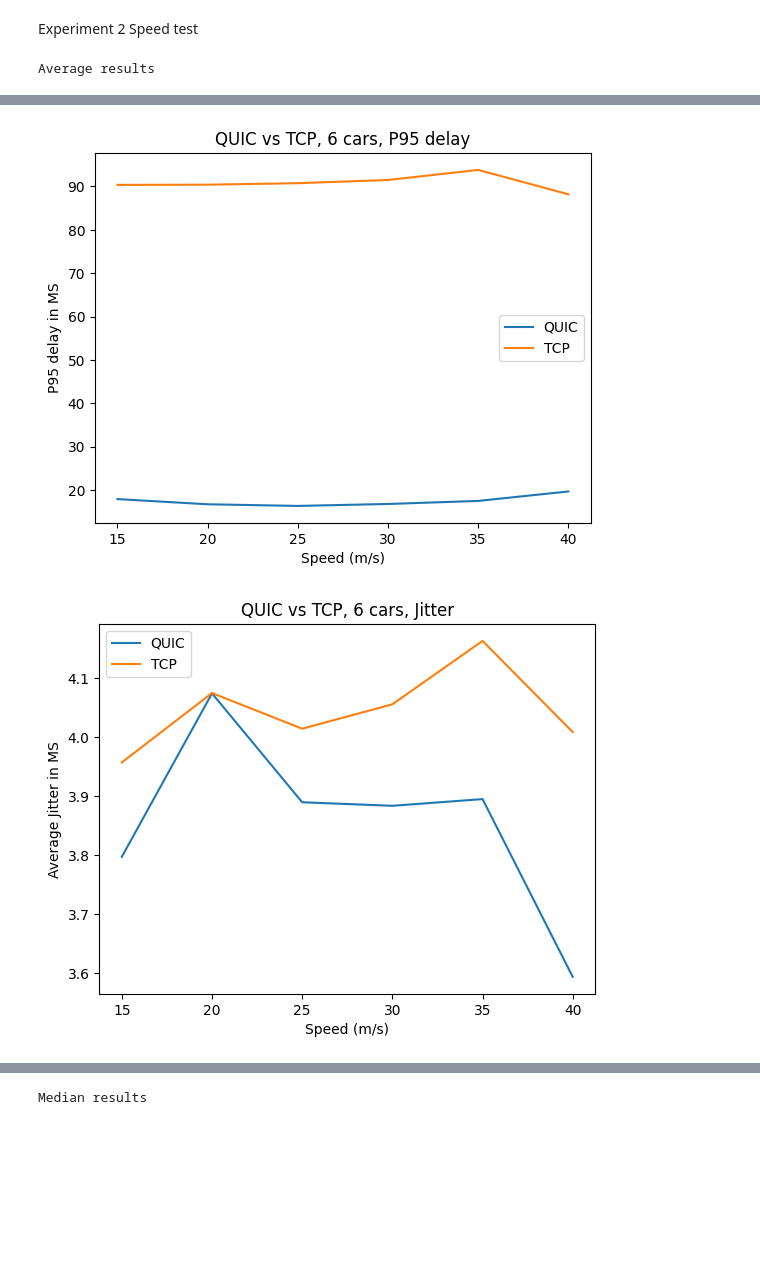
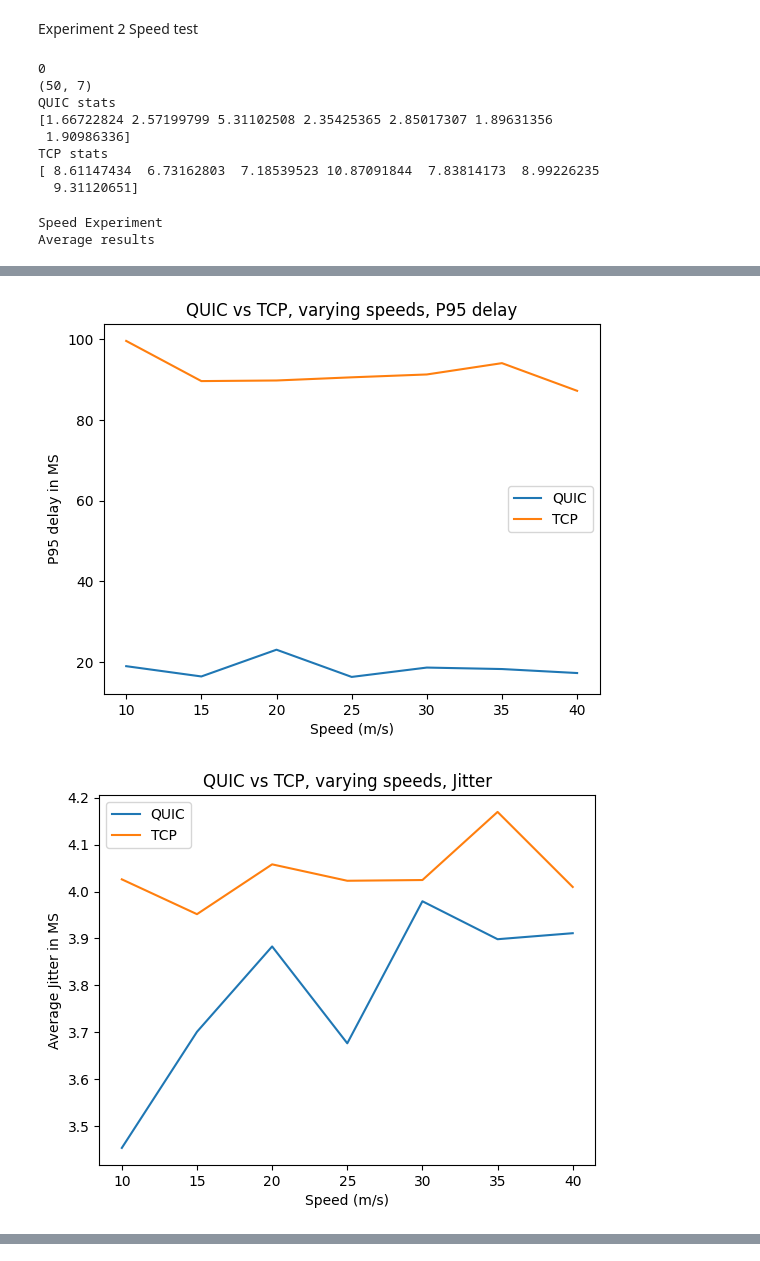
Before and after one commit to TimothyMarchant/EE6750_Goodputscript, a Jupyter notebook: PythonSrc/QUICVsTCPPlotterNotebook.ipynb, the cells around one changed output, grey strips where cells are left out. Drawn from its saved outputs; the diff is of its cells as text; code cells hidden in the pictures; blank space fills up the shorter version.

```diff
--- a/PythonSrc/QUICVsTCPPlotterNotebook.ipynb
+++ b/PythonSrc/QUICVsTCPPlotterNotebook.ipynb
@@ -226,58 +324,45 @@ Median results
 Experiment 2 Speed test
 # %%
 AverageQUICResults,AverageTCPResults,MedianQUICResults,MedianTCPResults=GetAverageandMedianArrays(NumOfSpeedValues,Experiment2Folder+"/"+QUICDataFolder, Experiment2Folder+"/"+TCPDataFolder)
-CombinedFileNameMedian="CombinedMedianExperiment1.csv"
+CombinedFileNameMedian="CombinedMedianExperiment2.csv"
 np.savetxt(CombinedDataOutputFolder+"/"+"QUIC"+CombinedFileNameMedian,MedianQUICResults,delimiter=',')
 np.savetxt(CombinedDataOutputFolder+"/"+"TCP"+CombinedFileNameMedian,MedianTCPResults,delimiter=',')
 
-CombinedFileNameAverage="CombinedAverageExperiment1.csv"
+CombinedFileNameAverage="CombinedAverageExperiment2.csv"
 np.savetxt(CombinedDataOutputFolder+"/"+"QUIC"+CombinedFileNameAverage,AverageQUICResults,delimiter=',')
 np.savetxt(CombinedDataOutputFolder+"/"+"TCP"+CombinedFileNameAverage,AverageTCPResults,delimiter=',')
+# %% [output]
+0
+(50, 7)
+QUIC stats
+[1.66722824 2.57199799 5.31102508 2.35425365 2.85017307 1.89631356
+ 1.90986336]
+TCP stats
+[ 8.61147434  6.73162803  7.18539523 10.87091844  7.83814173  8.99226235
+  9.31120651]
 # %%
+print("Speed Experiment")
 print("Average results")
 #Plot AverageDelay
-AvgDelayArrayQUIC=np.loadtxt(CombinedDataOutputFolder+"/"+"QUIC"+CombinedFileNameAverage,delimiter=',',skiprows=1,usecols=(SPEEDINDEX,AVGDELAYINDEX))
-AvgDelayArrayTCP=np.loadtxt(CombinedDataOutputFolder+"/"+"TCP"+CombinedFileNameAverage,delimiter=',',skiprows=1,usecols=(SPEEDINDEX,AVGDELAYINDEX))
+AvgDelayArrayQUIC=np.loadtxt(CombinedDataOutputFolder+"/"+"QUIC"+CombinedFileNameAverage,delimiter=',',skiprows=0,usecols=(SPEEDINDEX,AVGDELAYINDEX))
+AvgDelayArrayTCP=np.loadtxt(CombinedDataOutputFolder+"/"+"TCP"+CombinedFileNameAverage,delimiter=',',skiprows=0,usecols=(SPEEDINDEX,AVGDELAYINDEX))
 
-PlotQUICVsTCP(AvgDelayArrayQUIC,AvgDelayArrayTCP,"QUIC vs TCP, 6 cars, Average Delay","Speed (m/s)","Average delay in MS")
+PlotQUICVsTCP(AvgDelayArrayQUIC,AvgDelayArrayTCP,"QUIC vs TCP, varying speeds, Average Delay","Speed (m/s)","Average delay in MS")
 ##Plot P95 Latency
-P95ArrayQUIC=np.loadtxt(CombinedDataOutputFolder+"/"+"QUIC"+CombinedFileNameAverage,delimiter=',',skiprows=1,usecols=(SPEEDINDEX,P95INDEX))
-P95ArrayTCP=np.loadtxt(CombinedDataOutputFolder+"/"+"TCP"+CombinedFileNameAverage,delimiter=',',skiprows=1,usecols=(SPEEDINDEX,P95INDEX))
+P95ArrayQUIC=np.loadtxt(CombinedDataOutputFolder+"/"+"QUIC"+CombinedFileNameAverage,delimiter=',',skiprows=0,usecols=(SPEEDINDEX,P95INDEX))
+P95ArrayTCP=np.loadtxt(CombinedDataOutputFolder+"/"+"TCP"+CombinedFileNameAverage,delimiter=',',skiprows=0,usecols=(SPEEDINDEX,P95INDEX))
 
-PlotQUICVsTCP(P95ArrayQUIC,P95ArrayTCP,"QUIC vs TCP, 6 cars, P95 delay","Speed (m/s)","P95 delay in MS")
+PlotQUICVsTCP(P95ArrayQUIC,P95ArrayTCP,"QUIC vs TCP, varying speeds, P95 delay","Speed (m/s)","P95 delay in MS")
 ##plot Average Jitter
-JitterArrayQUIC=np.loadtxt(CombinedDataOutputFolder+"/"+"QUIC"+CombinedFileNameAverage,delimiter=',',skiprows=1,usecols=(SPEEDINDEX,JITTERINDEX))
-JitterArrayTCP=np.loadtxt(CombinedDataOutputFolder+"/"+"TCP"+CombinedFileNameAverage,delimiter=',',skiprows=1,usecols=(SPEEDINDEX,JITTERINDEX))
+JitterArrayQUIC=np.loadtxt(CombinedDataOutputFolder+"/"+"QUIC"+CombinedFileNameAverage,delimiter=',',skiprows=0,usecols=(SPEEDINDEX,JITTERINDEX))
+JitterArrayTCP=np.loadtxt(CombinedDataOutputFolder+"/"+"TCP"+CombinedFileNameAverage,delimiter=',',skiprows=0,usecols=(SPEEDINDEX,JITTERINDEX))
 
-PlotQUICVsTCP(JitterArrayQUIC,JitterArrayTCP,"QUIC vs TCP, 6 cars, Jitter","Speed (m/s)","Average Jitter in MS")
+PlotQUICVsTCP(JitterArrayQUIC,JitterArrayTCP,"QUIC vs TCP, varying speeds, Jitter","Speed (m/s)","Average Jitter in MS")
 ##Plot goodput
-GoodputArrayQUIC=np.loadtxt(CombinedDataOutputFolder+"/"+"QUIC"+CombinedFileNameAverage,delimiter=',',skiprows=1,usecols=(SPEEDINDEX,GOODPUTINDEX))
-GoodputArrayTCP=np.loadtxt(CombinedDataOutputFolder+"/"+"TCP"+CombinedFileNameAverage,delimiter=',',skiprows=1,usecols=(SPEEDINDEX,GOODPUTINDEX))
+GoodputArrayQUIC=np.loadtxt(CombinedDataOutputFolder+"/"+"QUIC"+CombinedFileNameAverage,delimiter=',',skiprows=0,usecols=(SPEEDINDEX,GOODPUTINDEX))
+GoodputArrayTCP=np.loadtxt(CombinedDataOutputFolder+"/"+"TCP"+CombinedFileNameAverage,delimiter=',',skiprows=0,usecols=(SPEEDINDEX,GOODPUTINDEX))
 
-PlotQUICVsTCP(GoodputArrayQUIC,GoodputArrayTCP,"QUIC vs TCP, 6 cars, Goodput","Speed (m/s)","Goodput in Mbs")
-
-
-
-print("Median results")
-#Plot AverageDelay
-AvgDelayArrayQUIC=np.loadtxt(CombinedDataOutputFolder+"/"+"QUIC"+CombinedFileNameMedian,delimiter=',',skiprows=1,usecols=(SPEEDINDEX,AVGDELAYINDEX))
-AvgDelayArrayTCP=np.loadtxt(CombinedDataOutputFolder+"/"+"TCP"+CombinedFileNameMedian,delimiter=',',skiprows=1,usecols=(SPEEDINDEX,AVGDELAYINDEX))
-
-PlotQUICVsTCP(AvgDelayArrayQUIC,AvgDelayArrayTCP,"QUIC vs TCP, 8 cars, Average Delay","Speed (m/s)","Average delay in MS")
-##Plot P95 Latency
-P95ArrayQUIC=np.loadtxt(CombinedDataOutputFolder+"/"+"QUIC"+CombinedFileNameMedian,delimiter=',',skiprows=1,usecols=(SPEEDINDEX,P95INDEX))
-P95ArrayTCP=np.loadtxt(CombinedDataOutputFolder+"/"+"TCP"+CombinedFileNameMedian,delimiter=',',skiprows=1,usecols=(SPEEDINDEX,P95INDEX))
-
-PlotQUICVsTCP(P95ArrayQUIC,P95ArrayTCP,"QUIC vs TCP, 8 cars, P95 delay","Speed (m/s)","P95 delay in MS")
-##plot Average Jitter
-JitterArrayQUIC=np.loadtxt(CombinedDataOutputFolder+"/"+"QUIC"+CombinedFileNameMedian,delimiter=',',skiprows=1,usecols=(SPEEDINDEX,JITTERINDEX))
-JitterArrayTCP=np.loadtxt(CombinedDataOutputFolder+"/"+"TCP"+CombinedFileNameMedian,delimiter=',',skiprows=1,usecols=(SPEEDINDEX,JITTERINDEX))
-
-PlotQUICVsTCP(JitterArrayQUIC,JitterArrayTCP,"QUIC vs TCP, 8 cars, Jitter","Speed (m/s)","Average Jitter in MS")
-##Plot goodput
-GoodputArrayQUIC=np.loadtxt(CombinedDataOutputFolder+"/"+"QUIC"+CombinedFileNameMedian,delimiter=',',skiprows=1,usecols=(SPEEDINDEX,GOODPUTINDEX))
-GoodputArrayTCP=np.loadtxt(CombinedDataOutputFolder+"/"+"TCP"+CombinedFileNameMedian,delimiter=',',skiprows=1,usecols=(SPEEDINDEX,GOODPUTINDEX))
-
-PlotQUICVsTCP(GoodputArrayQUIC,GoodputArrayTCP,"QUIC vs TCP, 8 cars, Goodput","Speed (m/s)","Goodput in Mbs")
+PlotQUICVsTCP(GoodputArrayQUIC,GoodputArrayTCP,"QUIC vs TCP, varying speeds, Goodput","Speed (m/s)","Goodput in Mbs")
 # %% [output]
+Speed Experiment
 Average results
@@ -285,2 +370,2 @@ Average results
-[figure, old version]
+[figure, new version]
-[figure, old version]
+[figure, new version]
@@ -288 +372,0 @@ Average results
-Median results
```
Also changed, not shown: parts of 14 cells of this notebook, 1 other file.
